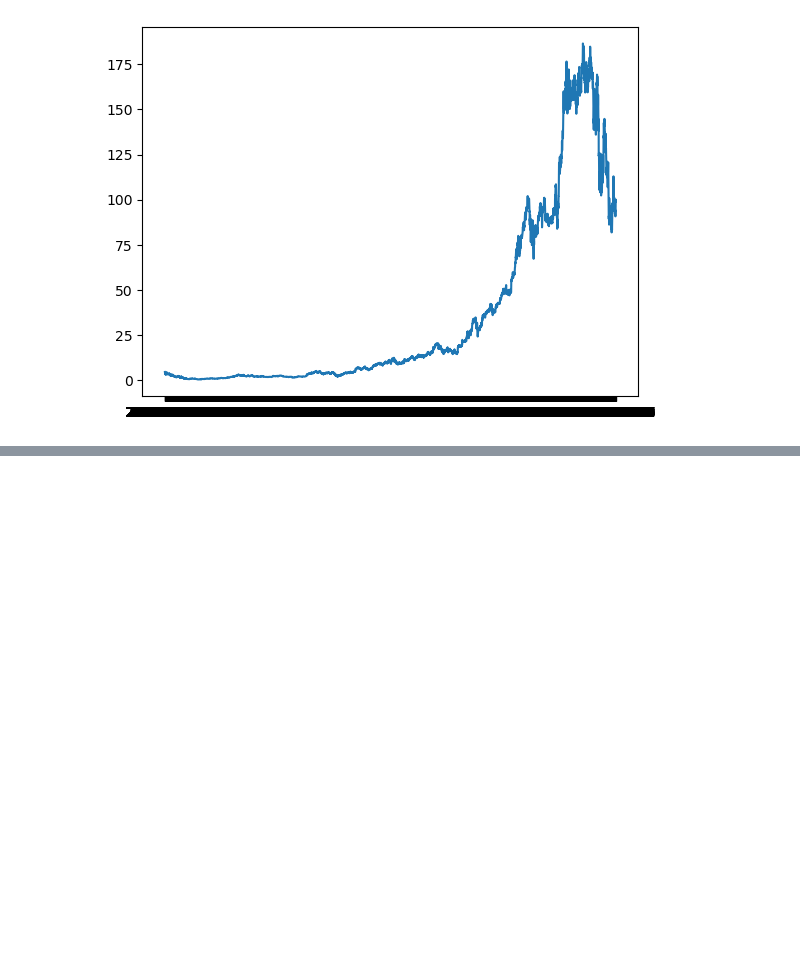
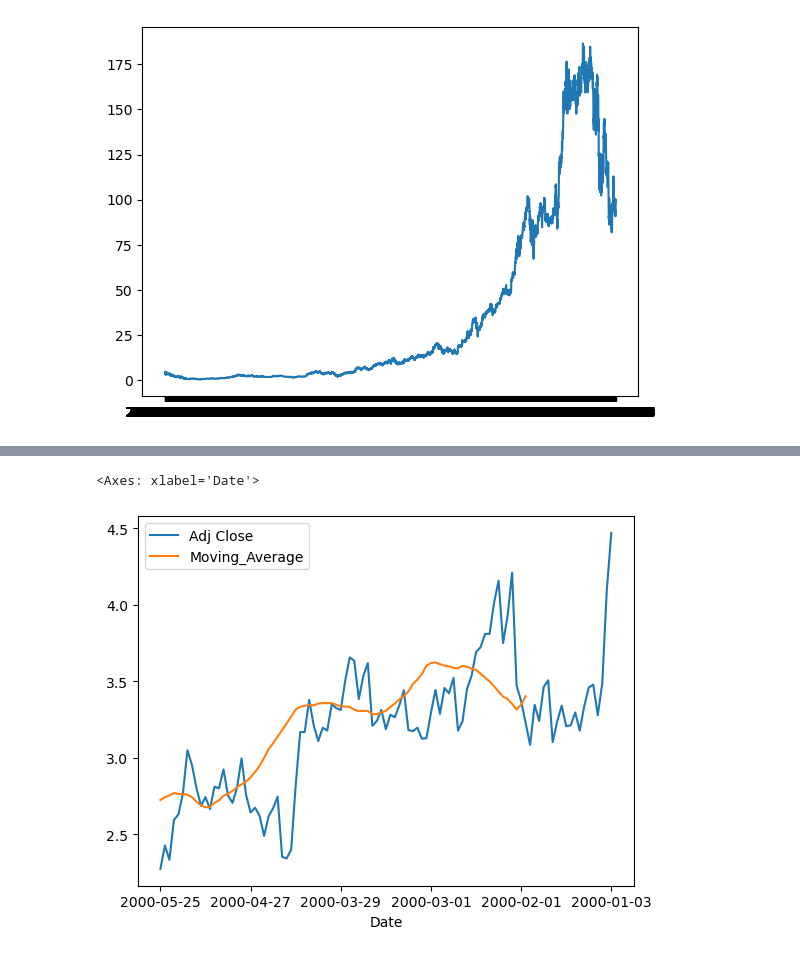
Before and after one commit to ShimronAlakkal/fin-lstm-research, a Jupyter notebook: tests.ipynb, the cells around one changed output, grey strips where cells are left out. Drawn from its saved outputs; the diff is of its cells as text; code cells hidden in the pictures; blank space fills up the shorter version.

```diff
--- a/tests.ipynb
+++ b/tests.ipynb
@@ -135,0 +175,3 @@ with open('symbols.txt', 'w') as file:
+# %%
+window_size = 20
+df['Moving_Average'] = df['Close'].rolling(window=window_size).mean()
@@ -135,0 +194,5 @@ with open('symbols.txt', 'w') as file:
+# %%
+df[100::-1].plot('Date',['Adj Close','Moving_Average'])
+# %% [output]
+<Axes: xlabel='Date'>
+[figure, added]
```
Also changed, not shown: parts of 4 cells of this notebook.
